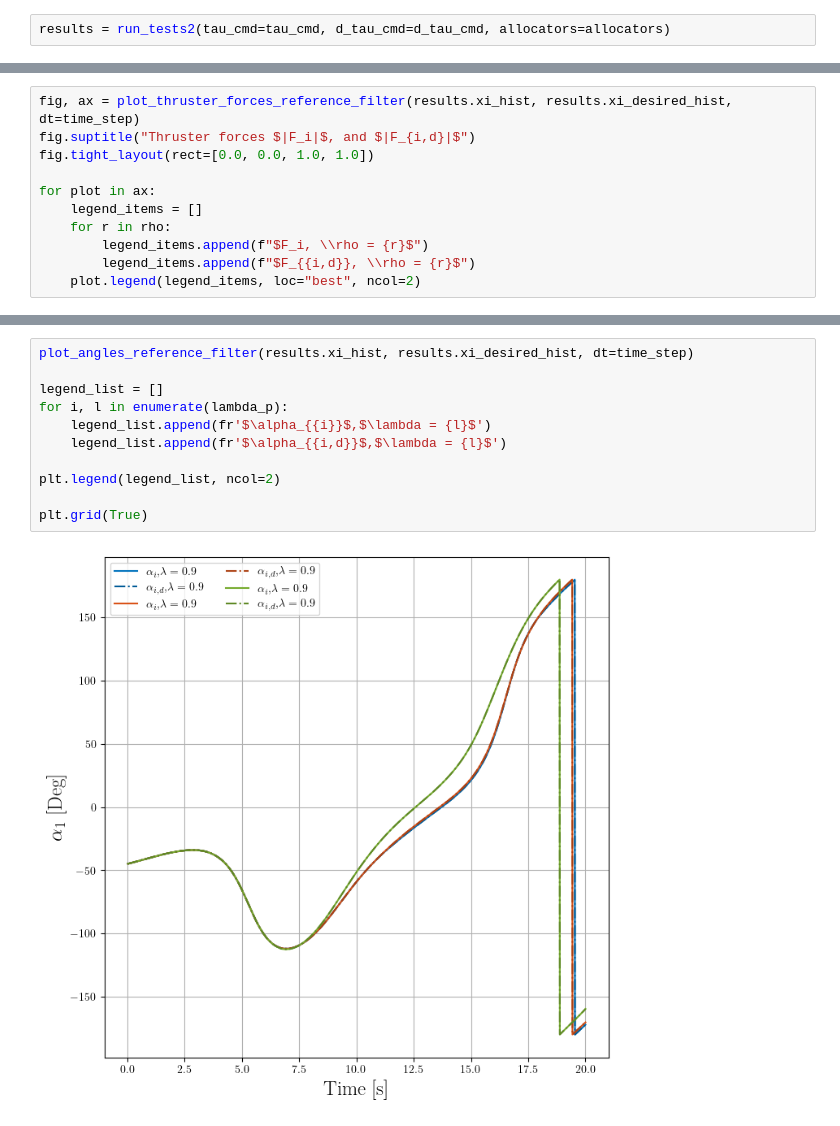
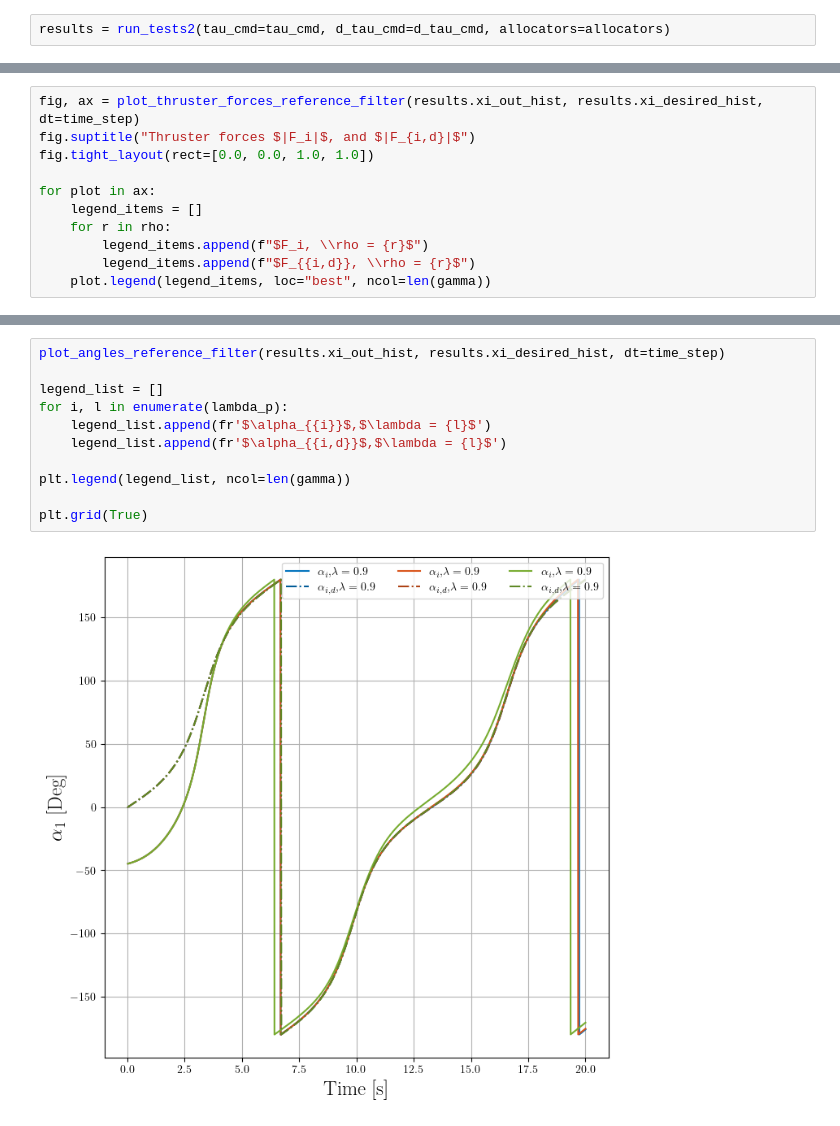
Before and after one commit to incebellipipo/skadipy, a Jupyter notebook: notebooks/017_compare_rho_with_shell_plot.ipynb, the cells around one changed output, grey strips where cells are left out. Drawn from its saved outputs; the diff is of its cells as text.

```diff
--- a/notebooks/017_compare_rho_with_shell_plot.ipynb
+++ b/notebooks/017_compare_rho_with_shell_plot.ipynb
@@ -103,5 +103,5 @@ ax[1].legend(legend_items)
 # %%
-fig, ax = plot_thruster_forces_reference_filter(results.xi_hist, results.xi_desired_hist, dt=time_step)
+fig, ax = plot_thruster_forces_reference_filter(results.xi_out_hist, results.xi_desired_hist, dt=time_step)
 fig.suptitle("Thruster forces $|F_i|$, and $|F_{i,d}|$")
 fig.tight_layout(rect=[0.0, 0.0, 1.0, 1.0])
 
@@ -110,5 +110,5 @@ for plot in ax:
     for r in rho:
         legend_items.append(f"$F_i, \\rho = {r}$")
         legend_items.append(f"$F_{{i,d}}, \\rho = {r}$")
-    plot.legend(legend_items, loc="best", ncol=2)
+    plot.legend(legend_items, loc="best", ncol=len(gamma))
 # %% [output]
@@ -128,16 +128,16 @@ plt.legend(l, fontsize=12)
 # %%
-plot_angles_reference_filter(results.xi_hist, results.xi_desired_hist, dt=time_step)
+plot_angles_reference_filter(results.xi_out_hist, results.xi_desired_hist, dt=time_step)
 
 legend_list = []
 for i, l in enumerate(lambda_p):
     legend_list.append(fr'$\alpha_{{i}}$,$\lambda = {l}$')
     legend_list.append(fr'$\alpha_{{i,d}}$,$\lambda = {l}$')
 
-plt.legend(legend_list, ncol=2)
+plt.legend(legend_list, ncol=len(gamma))
 
 plt.grid(True)
 # %% [output]
-[figure, old version]
+[figure, new version]
 # %%
 save_mat(
     filename="data/017.mat",
```
Also changed, not shown: parts of 6 cells of this notebook, 21 other files.
